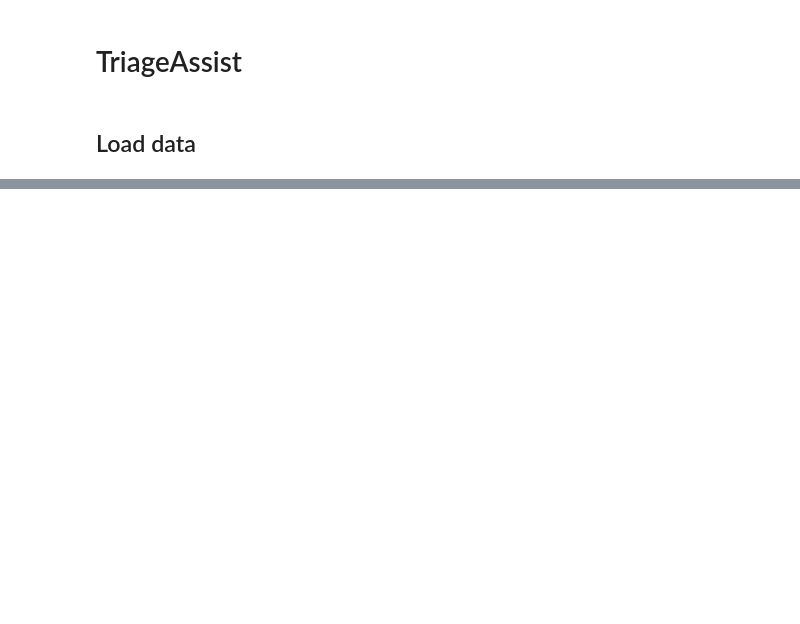
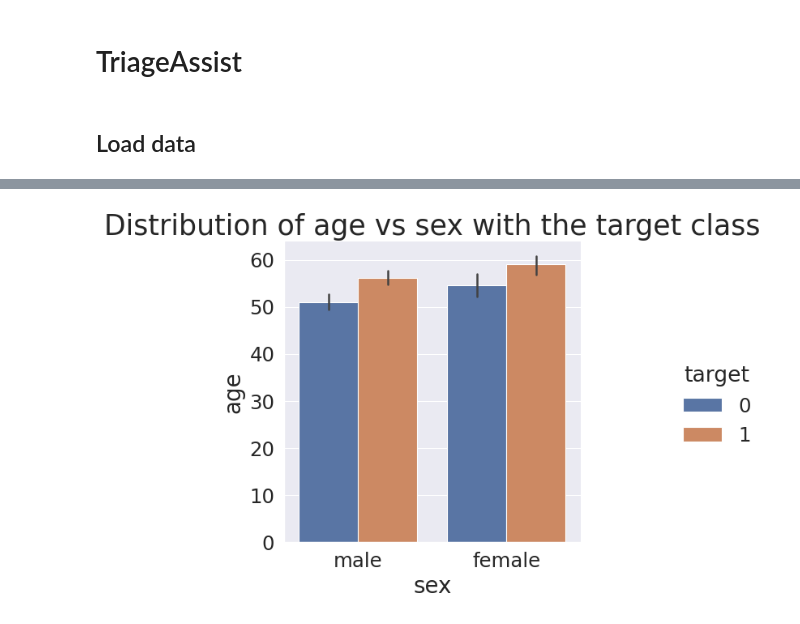
Before and after one commit to XueningD65/TriageAssist, a Jupyter notebook: heart_code.ipynb, the cells around one changed output, grey strips where cells are left out. Cells and saved outputs as stored; diff of their text form; code cells hidden in the pictures; blank space fills up the shorter version.

```diff
--- a/heart_code.ipynb
+++ b/heart_code.ipynb
@@ -15,0 +85,9 @@ simplefilter(action='ignore', category = FutureWarning)
+# %%
+# barplot of age vs sex with hue = target
+sns.catplot(kind = 'bar', data = df, y = 'age', x = 'sex', hue = 'target')
+plt.title('Distribution of age vs sex with the target class')
+plt.show()
+
+df['sex'] = df.sex.map({'female': 0, 'male': 1})
+# %% [output]
+[figure, added]
```
Also changed, not shown: parts of 20 cells of this notebook, 6 other files.
